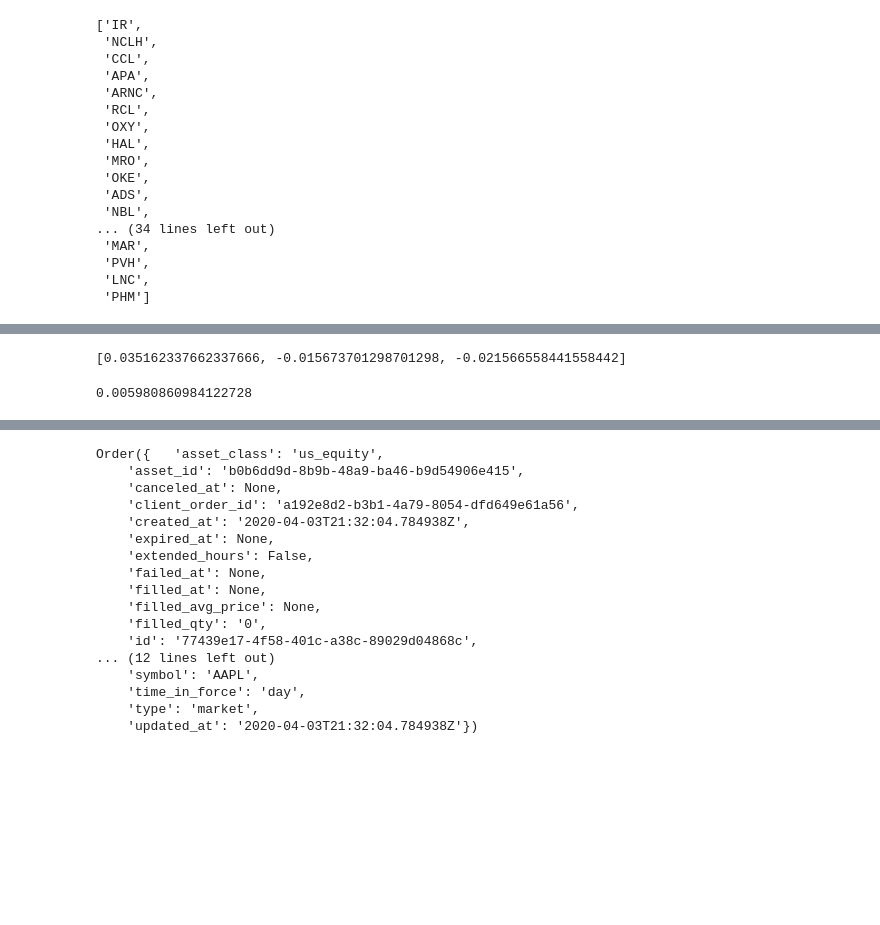
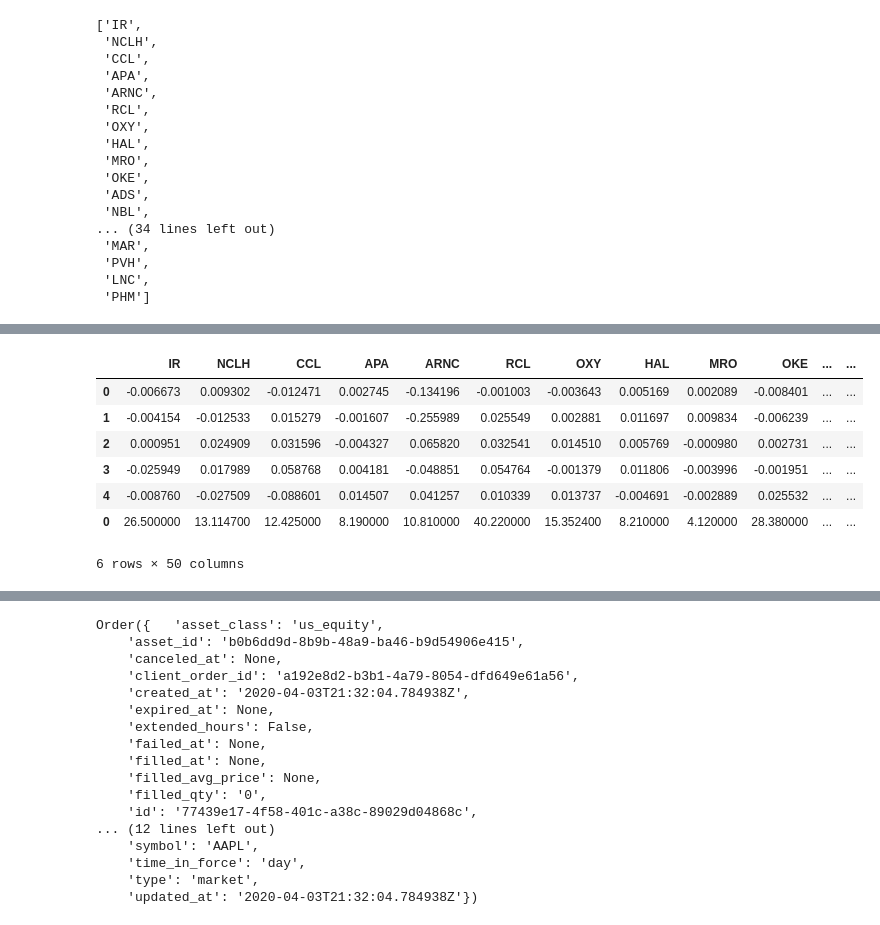
Before and after one commit to ndriggs/algo-trading, a Jupyter notebook: trading_algo.ipynb, the cells around one changed output, grey strips where cells are left out. Saved outputs shown, nothing was run; the diff lists cells and outputs as text; code cells hidden in the pictures; blank space fills up the shorter version.

```diff
--- a/trading_algo.ipynb
+++ b/trading_algo.ipynb
@@ -218,16 +200,0 @@ array([1.     , 0.99995, 0.9999 , ..., 0.9384 , 0.93835, 0.9383 ])
-# %%
-factors = ['Mkt-RF','SMB','HML','RMW','CMA']
-premiums = []
-for factor in factors :
-    av = np.average(ff5[factor])
-    premiums.append(av)
-premiums
-# %% [output]
-[0.035162337662337666, -0.015673701298701298, -0.021566558441558442]
-# %%
-expected_returns = ff5['RF'][0]
-for i in range(3) :
-    expected_returns += betas[i]*premiums[i]
-expected_returns
-# %% [output]
-0.005980860984122728
@@ -239,0 +201,52 @@ elem_vect = np.ones(num_assets)
+# %%
+#calculate the premiums for each risk factor
+#take a discounted average of the log of the returns, then exponentiate the average
+wgts = []
+discount_factor = 0.999
+for i in range(num_data) :
+    wgts.append(discount_factor ** i)
+
+log_returns = pd.DataFrame()
+for factor in factors :
+    log_ret = []
+    for i in range(num_data) :
+        val = log(ff5[factor][i] + 100) #add 100 so they're all positive
+        log_ret.append(val)
+    log_returns[factor + ' Log Returns'] = log_ret
+
+log_premiums = []
+for factor in factors :
+    lp = np.average(log_returns[factor + ' Log Returns'], weights = wgts)
+    log_premiums.append(lp)
+
+premiums = np.exp(log_premiums)
+premiums -= 100
+# %%
+#calculate the expects returns for each stock
+#these with be the coefficients of our objective function
+expected_returns = []
+for tkr in portfolio_stocks :
+    exp_re = ff5['RF'][0] #expected returns is the risk-free rate, plus the betas times the premiums
+    for factor in range(len(factors)) :
+        exp_re += betas[tkr][factor]*premiums[factor]
+    expected_returns.append(exp_re)
+# %%
+#multiply each of the expected returns and each of the betas by the current stock price
+#also add the constraint that x * all the stock prices must be less than total capital
+stock_prices = pd.DataFrame()
+for tkr in portfolio_stocks :
+    betas[tkr] = betas[tkr] * open_close[tkr + ' Close'][0]
+    for i in range(len(portfolio_stocks)) :
+        expected_returns[i] *= open_close[tkr + ' Close'][0]
+        expected_returns[i] *= -1 #we have to reverse our obj funct because it minimizes
+    stock_prices[tkr] = [open_close[tkr + ' Close'][0]]
+betas = betas.append(stock_prices)
+# %% [output]
+|  | IR | NCLH | CCL | APA | ARNC | RCL | OXY | HAL | MRO | OKE | ... | ... |
+| 0 | -0.006673 | 0.009302 | -0.012471 | 0.002745 | -0.134196 | -0.001003 | -0.003643 | 0.005169 | 0.002089 | -0.008401 | ... | ... |
+| 1 | -0.004154 | -0.012533 | 0.015279 | -0.001607 | -0.255989 | 0.025549 | 0.002881 | 0.011697 | 0.009834 | -0.006239 | ... | ... |
+| 2 | 0.000951 | 0.024909 | 0.031596 | -0.004327 | 0.065820 | 0.032541 | 0.014510 | 0.005769 | -0.000980 | 0.002731 | ... | ... |
+| 3 | -0.025949 | 0.017989 | 0.058768 | 0.004181 | -0.048851 | 0.054764 | -0.001379 | 0.011806 | -0.003996 | -0.001951 | ... | ... |
+| 4 | -0.008760 | -0.027509 | -0.088601 | 0.014507 | 0.041257 | 0.010339 | 0.013737 | -0.004691 | -0.002889 | 0.025532 | ... | ... |
+| 0 | 26.500000 | 13.114700 | 12.425000 | 8.190000 | 10.810000 | 40.220000 | 15.352400 | 8.210000 | 4.120000 | 28.380000 | ... | ... |
+6 rows × 50 columns
```
Also changed, not shown: parts of 10 cells of this notebook.
